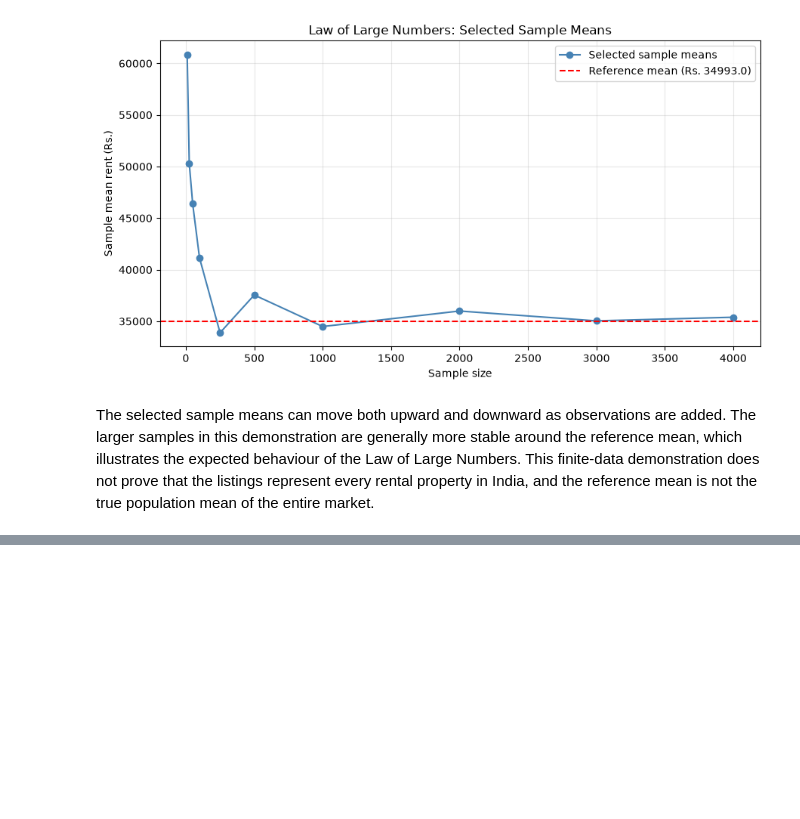
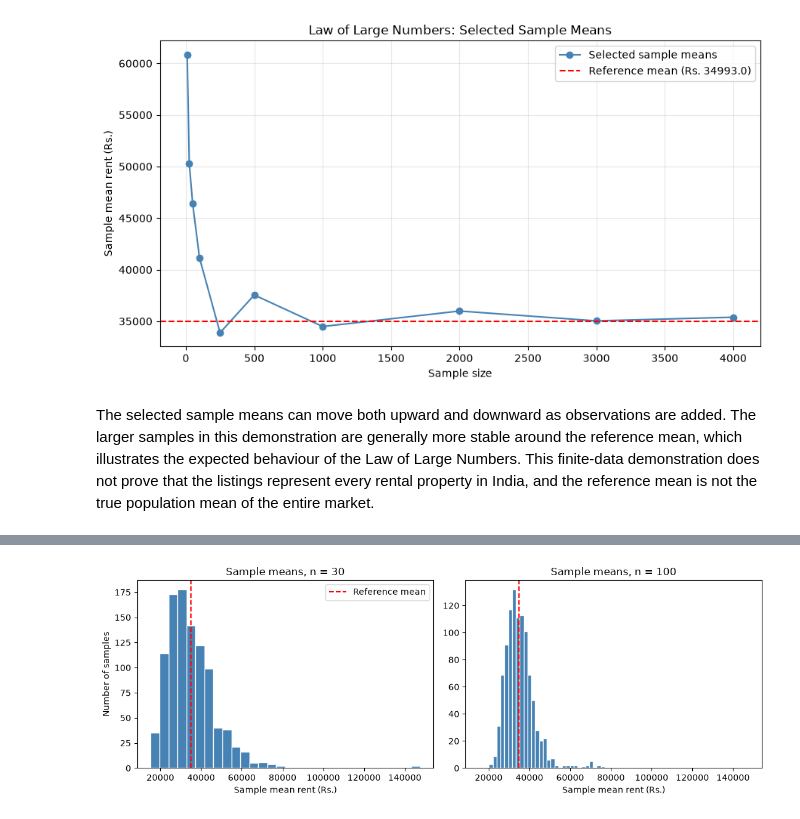
Before and after one commit to ishanKulkarni13/PAS_college, a Jupyter notebook: cp/property_location_rental_price_analysis.ipynb, the cells around one changed output, grey strips where cells are left out. Cells and saved outputs as stored; diff of their text form; code cells hidden in the pictures; blank space fills up the shorter version.

```diff
--- a/cp/property_location_rental_price_analysis.ipynb
+++ b/cp/property_location_rental_price_analysis.ipynb
@@ -497,0 +634,11 @@ Based on the calculated results:
+# %%
+clt_means = {}
+for n in [30, 100]:
+    clt_means[n] = pd.Series([rent.sample(n=n, random_state=i).mean() for i in range(1000)])
+
+for n in [30, 100]:
+    print("Sample size", n)
+    print("  mean of the 1000 sample means:", round(clt_means[n].mean(), 2))
+    print("  std of the 1000 sample means :", round(clt_means[n].std(), 2))
+    print("  formula s/sqrt(n)            :", round(rent.std() / np.sqrt(n), 2))
+    print("  skewness of the sample means :", round(clt_means[n].skew(), 2))
@@ -497,0 +656,15 @@ Based on the calculated results:
+# %%
+fig, axes = plt.subplots(1, 2, figsize=(11, 4), sharex=True)
+
+for ax, n in zip(axes, [30, 100]):
+    ax.hist(clt_means[n], bins=30, color="steelblue", edgecolor="white")
+    ax.axvline(reference_mean, color="red", linestyle="--", label="Reference mean")
+    ax.set_title("Sample means, n = " + str(n))
+    ax.set_xlabel("Sample mean rent (Rs.)")
+
+axes[0].set_ylabel("Number of samples")
+axes[0].legend()
+fig.tight_layout()
+plt.show()
+# %% [output]
+[figure, added]
```
Also changed, not shown: parts of 49 cells of this notebook, 23 other files.
